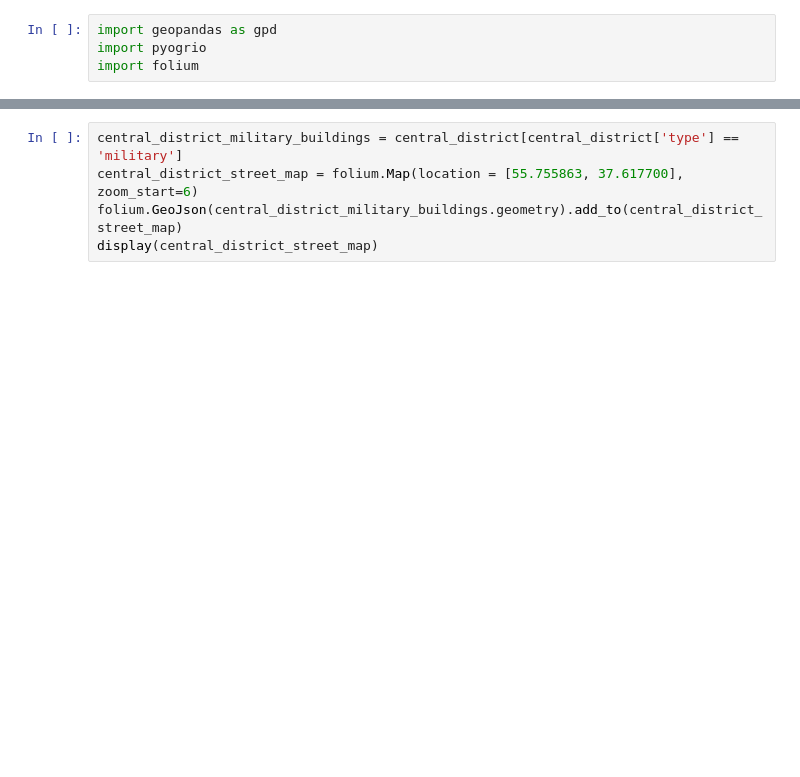
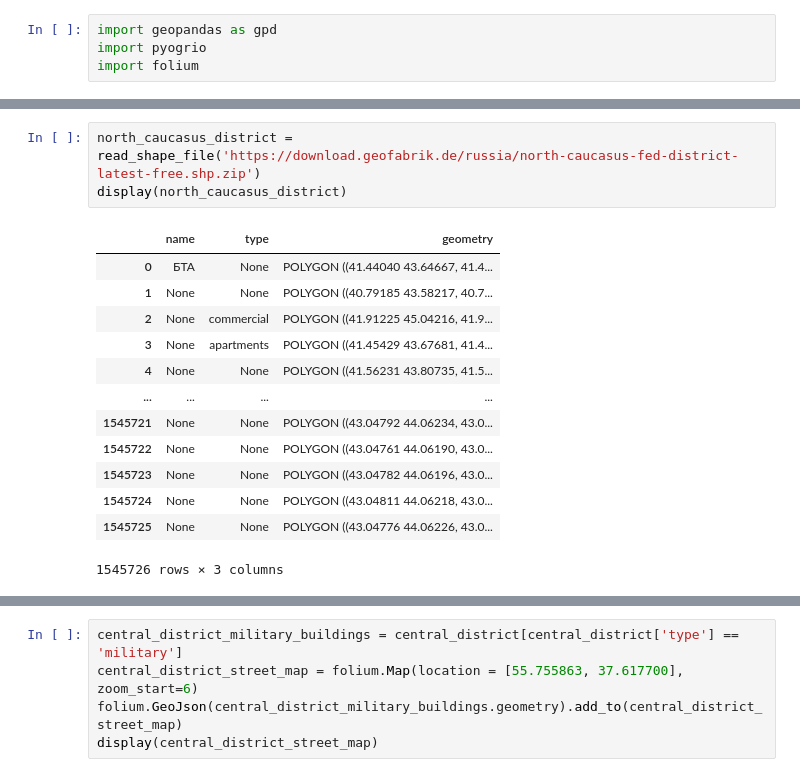
Before and after one commit to yuliiabosher/Map, a Jupyter notebook: Map.ipynb, the cells around one changed output, grey strips where cells are left out. Drawn from its saved outputs; the diff is of its cells as text; blank space fills up the shorter version.

```diff
--- a/Map.ipynb
+++ b/Map.ipynb
@@ -48,0 +86,17 @@ display(central_district)
+# %%
+north_caucasus_district = read_shape_file('https://download.geofabrik.de/russia/north-caucasus-fed-district-latest-free.shp.zip')
+display(north_caucasus_district)
+# %% [output]
+|  | name | type | geometry |
+| 0 | БТА | None | POLYGON ((41.44040 43.64667, 41.4... |
+| 1 | None | None | POLYGON ((40.79185 43.58217, 40.7... |
+| 2 | None | commercial | POLYGON ((41.91225 45.04216, 41.9... |
+| 3 | None | apartments | POLYGON ((41.45429 43.67681, 41.4... |
+| 4 | None | None | POLYGON ((41.56231 43.80735, 41.5... |
+| ... | ... | ... | ... |
+| 1545721 | None | None | POLYGON ((43.04792 44.06234, 43.0... |
+| 1545722 | None | None | POLYGON ((43.04761 44.06190, 43.0... |
+| 1545723 | None | None | POLYGON ((43.04782 44.06196, 43.0... |
+| 1545724 | None | None | POLYGON ((43.04811 44.06218, 43.0... |
+| 1545725 | None | None | POLYGON ((43.04776 44.06226, 43.0... |
+1545726 rows × 3 columns
```
Also changed, not shown: parts of 10 cells of this notebook.
